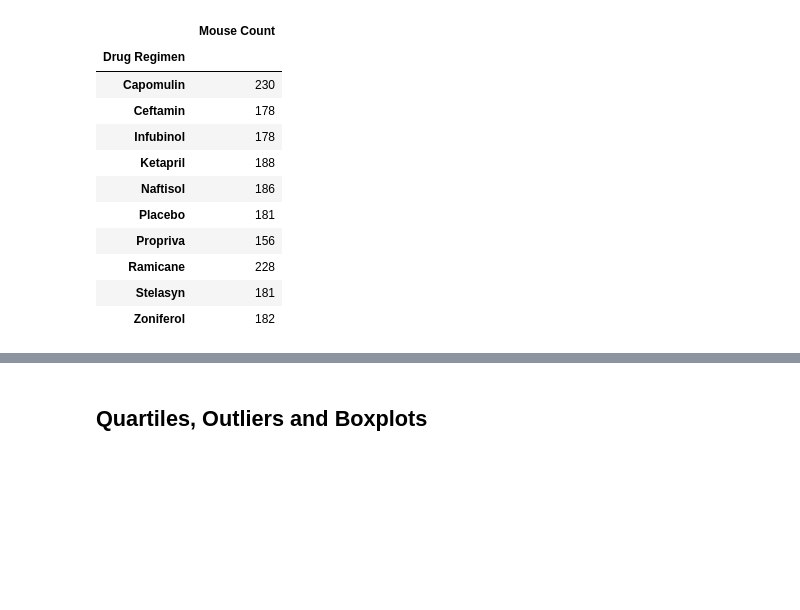
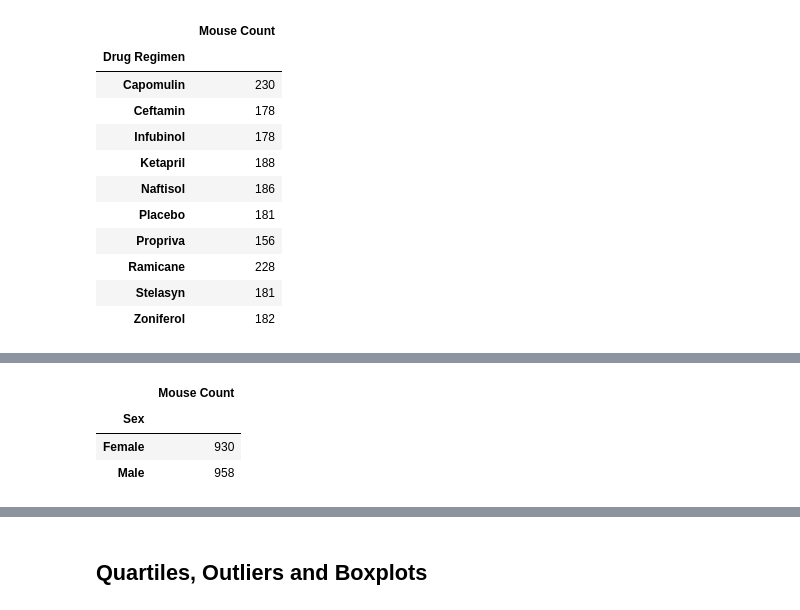
Before and after one commit to tracygoznikar/Matplotlib_Challenge, a Jupyter notebook: Pymaceuticals/pymaceuticals_starter.ipynb, the cells around one changed output, grey strips where cells are left out. Cells and saved outputs as stored; diff of their text form; code cells hidden in the pictures; blank space fills up the shorter version.

Commit message:
adds code for mouse gender dataframe and pie charts with pandas and pyplot

```diff
--- a/Pymaceuticals/pymaceuticals_starter.ipynb
+++ b/Pymaceuticals/pymaceuticals_starter.ipynb
@@ -183,5 +181,19 @@ plt.xlabel("Drug Regimen")
 plt.ylabel("Number of Mice")
 
 plt.show()
+# %%
+gender_df = clean_df.groupby(["Sex"])
+gender_df.head()
+#make a count for each of the mice within the drug regimen
+mousecount = gender_df['Mouse ID'].count()
+mousecount
+#assemble df
+gender_df = pd.DataFrame({"Mouse Count": mousecount})
+gender_df
+# %% [output]
+|  | Mouse Count |
+| Sex |  |
+| Female | 930 |
+| Male | 958 |
 # %%
 # Generate a pie plot showing the distribution of female versus male mice using pandas
```
Also changed, not shown: parts of 5 cells of this notebook.
